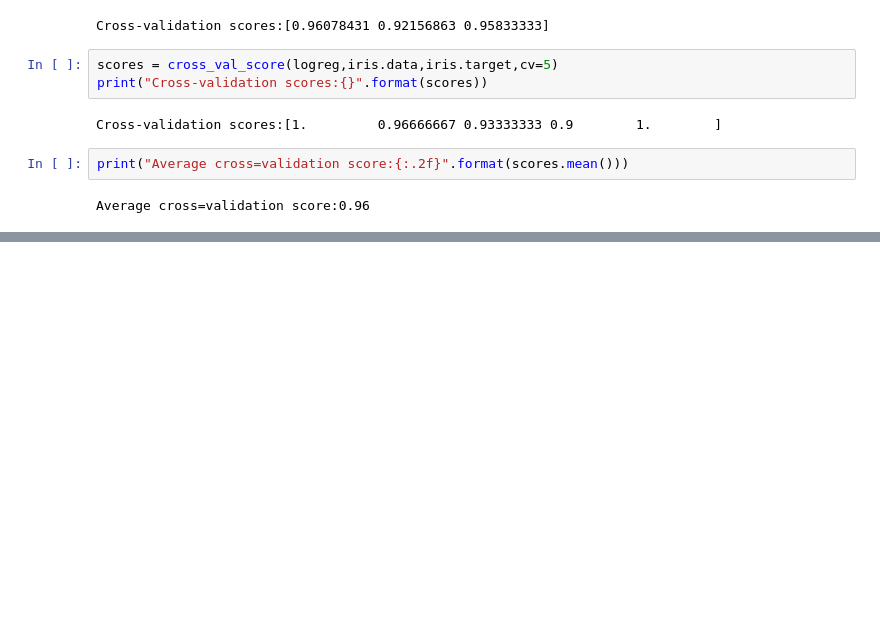
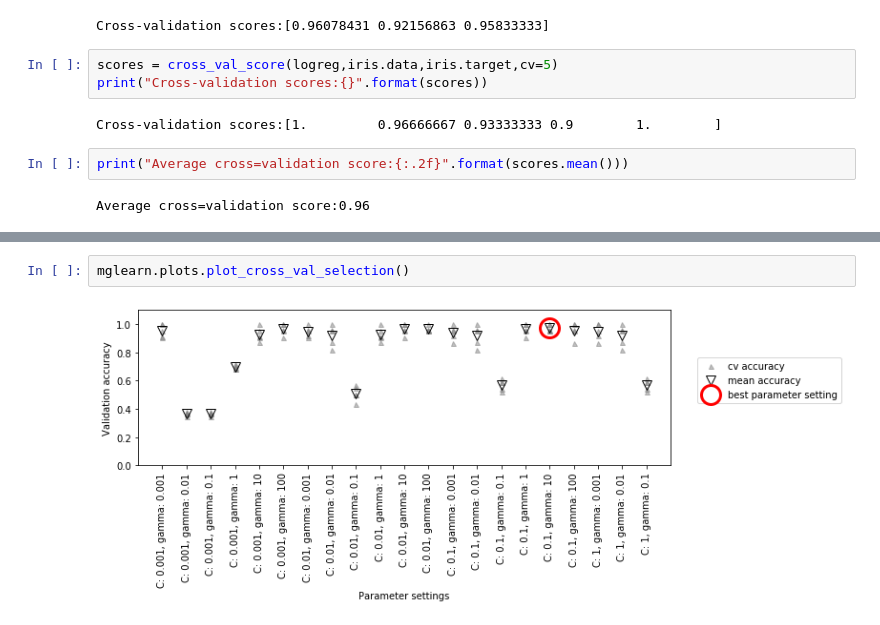
Before and after one commit to reef1935/JupyterTest, a Jupyter notebook: Ch5.ipynb, the cells around one changed output, grey strips where cells are left out. Drawn from its saved outputs; the diff is of its cells as text; blank space fills up the shorter version.

```diff
--- a/Ch5.ipynb
+++ b/Ch5.ipynb
@@ -44,0 +205,4 @@ Average cross=validation score:0.96
+# %%
+mglearn.plots.plot_cross_val_selection()
+# %% [output]
+[figure, added]
```
Also changed, not shown: parts of 65 cells of this notebook.
